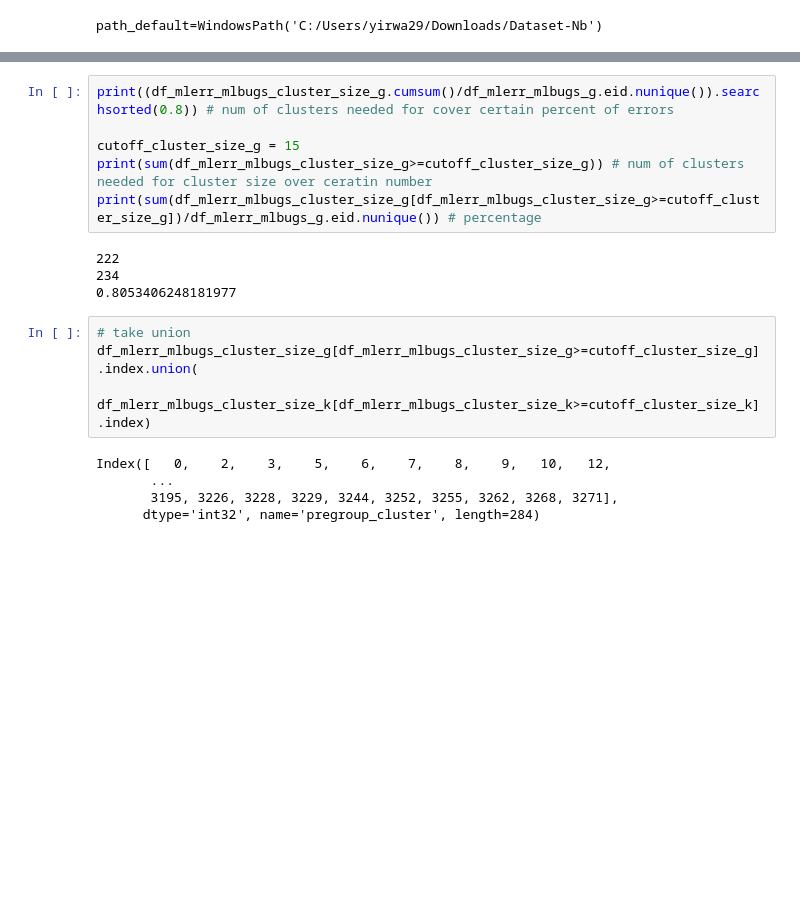
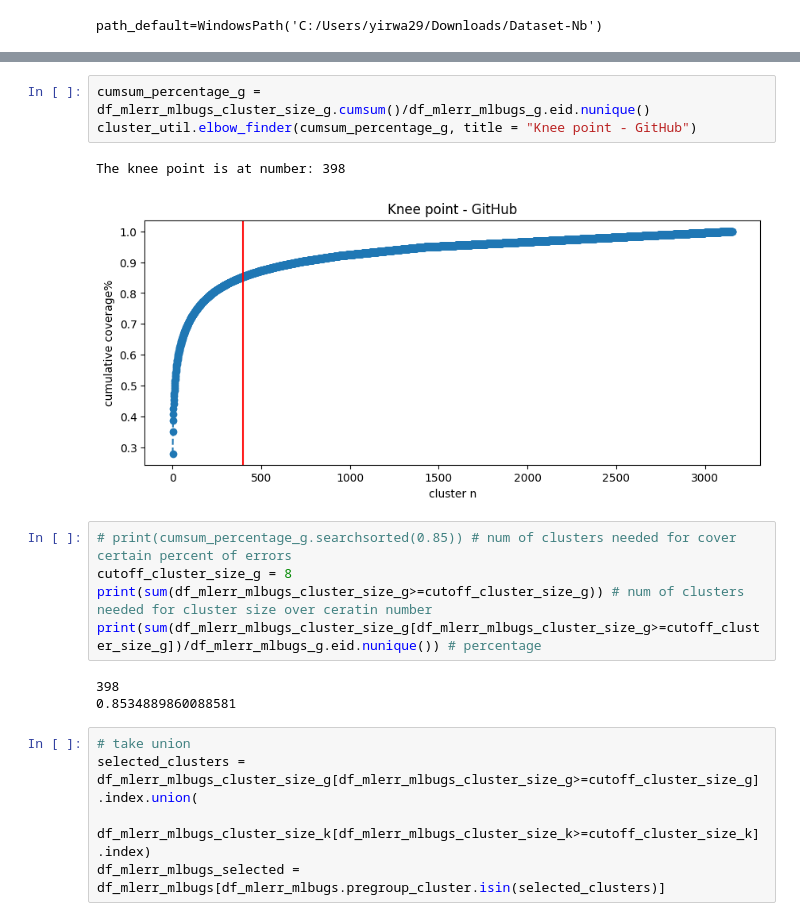
Before and after one commit to PELAB-LiU/jupyter_nbs_empirical, a Jupyter notebook: notebook_error_preprocess_[final2]_pregroup.ipynb, the cells around one changed output, grey strips where cells are left out. Saved outputs shown, nothing was run; the diff lists cells and outputs as text; blank space fills up the shorter version.

```diff
--- a/notebook_error_preprocess_[final2]_pregroup.ipynb
+++ b/notebook_error_preprocess_[final2]_pregroup.ipynb
@@ -198,19 +202,19 @@ df_mlerr_mlbugs_cluster_size_g.iloc[:50].plot(kind="bar", figsize=(10,4))
+# %%
+cumsum_percentage_g = df_mlerr_mlbugs_cluster_size_g.cumsum()/df_mlerr_mlbugs_g.eid.nunique()
+cluster_util.elbow_finder(cumsum_percentage_g, title = "Knee point - GitHub")
+# %% [output]
+The knee point is at number: 398
+[figure, added]
 # %%
-print((df_mlerr_mlbugs_cluster_size_g.cumsum()/df_mlerr_mlbugs_g.eid.nunique()).searchsorted(0.8)) # num of clusters needed for cover certain percent of errors
-
-cutoff_cluster_size_g = 15
+# print(cumsum_percentage_g.searchsorted(0.85)) # num of clusters needed for cover certain percent of errors
+cutoff_cluster_size_g = 8
 print(sum(df_mlerr_mlbugs_cluster_size_g>=cutoff_cluster_size_g)) # num of clusters needed for cluster size over ceratin number
 print(sum(df_mlerr_mlbugs_cluster_size_g[df_mlerr_mlbugs_cluster_size_g>=cutoff_cluster_size_g])/df_mlerr_mlbugs_g.eid.nunique()) # percentage
 # %% [output]
-222
-234
-0.8053406248181977
+398
+0.8534889860088581
 # %%
 # take union
-df_mlerr_mlbugs_cluster_size_g[df_mlerr_mlbugs_cluster_size_g>=cutoff_cluster_size_g].index.union(
+selected_clusters = df_mlerr_mlbugs_cluster_size_g[df_mlerr_mlbugs_cluster_size_g>=cutoff_cluster_size_g].index.union(
     df_mlerr_mlbugs_cluster_size_k[df_mlerr_mlbugs_cluster_size_k>=cutoff_cluster_size_k].index)
+df_mlerr_mlbugs_selected = df_mlerr_mlbugs[df_mlerr_mlbugs.pregroup_cluster.isin(selected_clusters)]
-# %% [output]
-Index([   0,    2,    3,    5,    6,    7,    8,    9,   10,   12,
-       ...
-       3195, 3226, 3228, 3229, 3244, 3252, 3255, 3262, 3268, 3271],
-      dtype='int32', name='pregroup_cluster', length=284)
```
Also changed, not shown: parts of 20 cells of this notebook, 1 other file.
